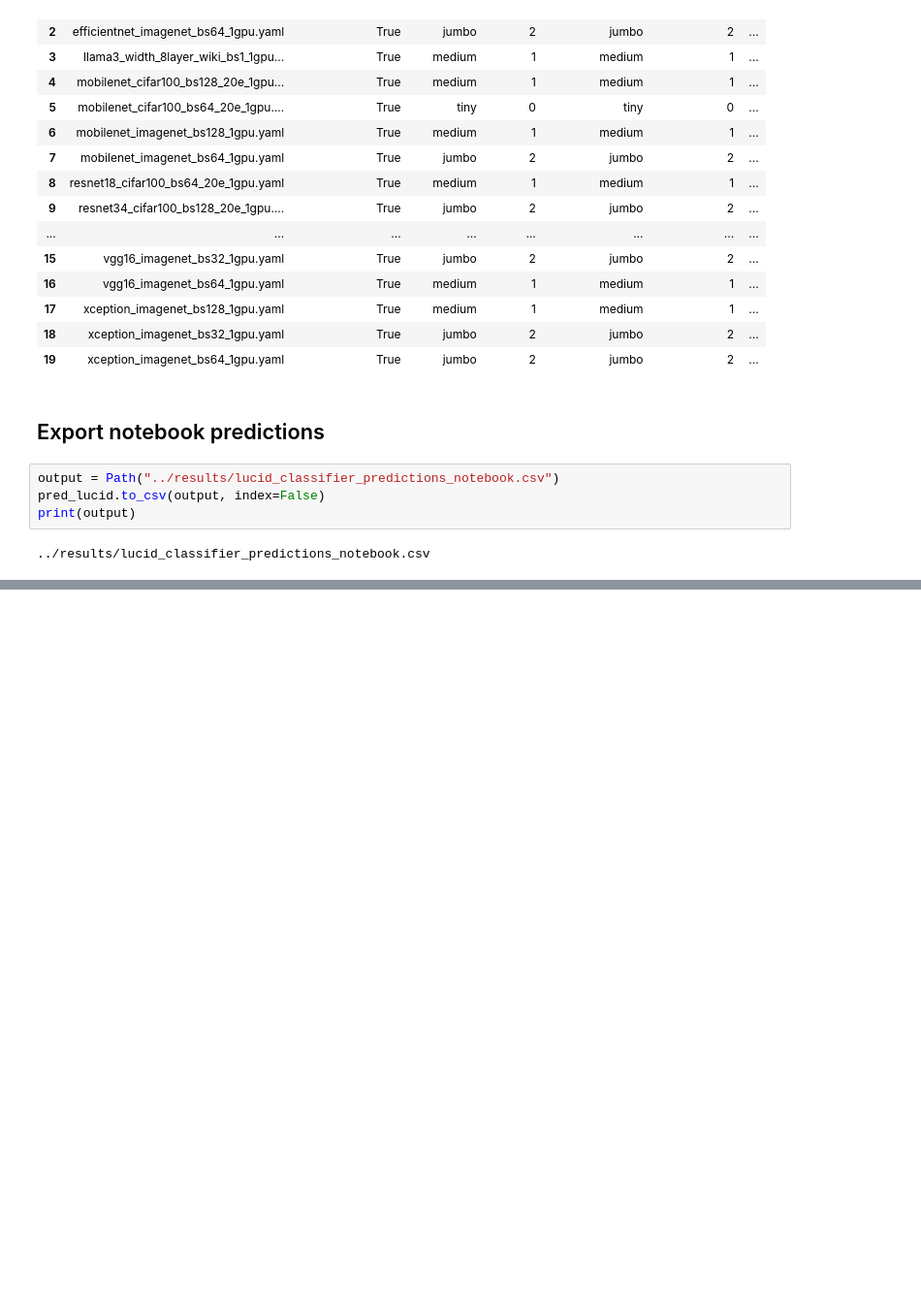
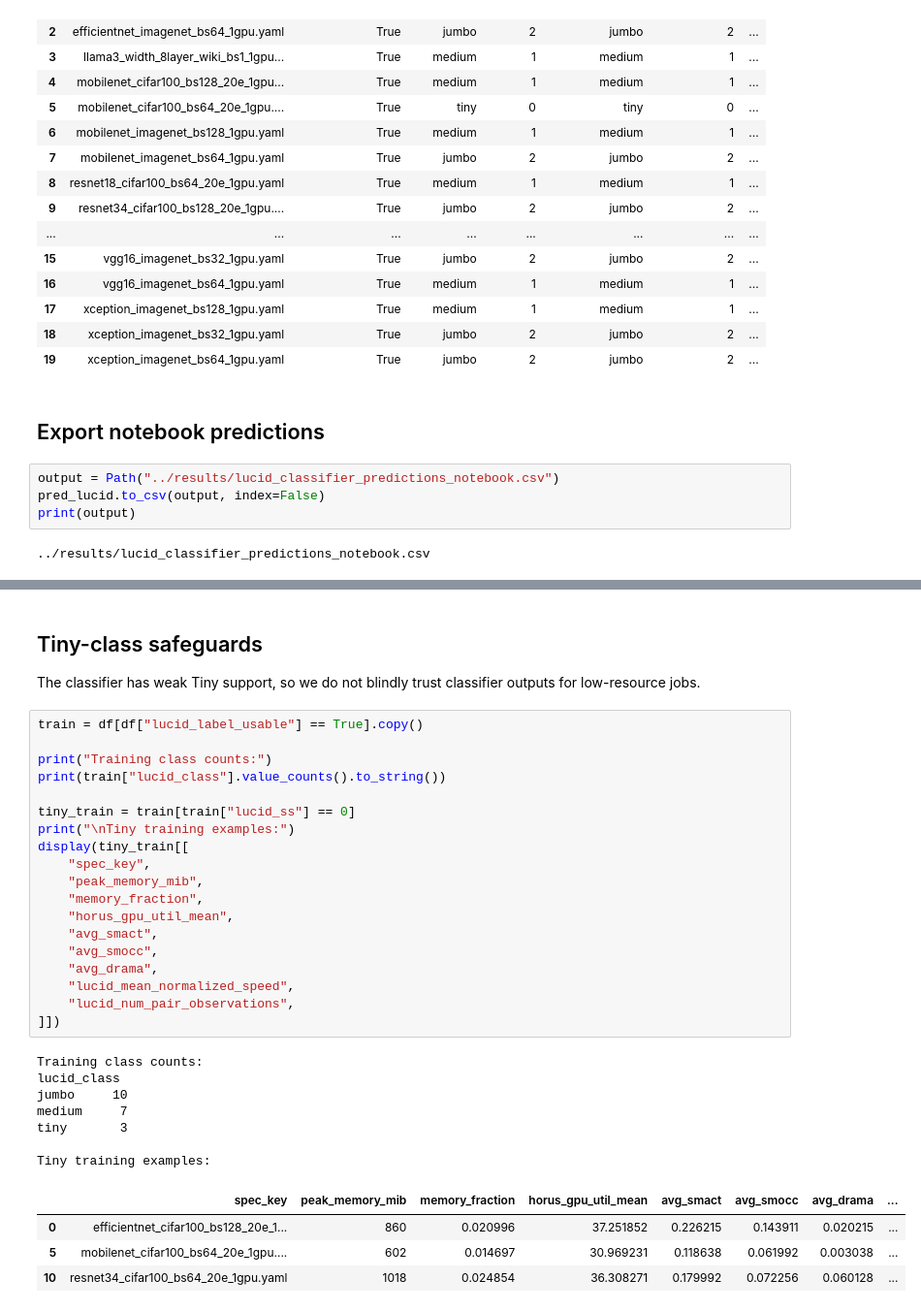
Before and after one commit to ehsanyousefzadehasl/AEGIS, a Jupyter notebook: evaluation/lucid/notebooks/lucid_classifier_inspection.ipynb, the cells around one changed output, grey strips where cells are left out. Shown at 97% size. Saved outputs shown, nothing was run; the diff lists cells and outputs as text; blank space fills up the shorter version.

```diff
--- a/evaluation/lucid/notebooks/lucid_classifier_inspection.ipynb
+++ b/evaluation/lucid/notebooks/lucid_classifier_inspection.ipynb
@@ -241,0 +372,34 @@ print(output)
+# %% [markdown]
+## Tiny-class safeguards
+The classifier has weak Tiny support, so we do not blindly trust classifier outputs for low-resource jobs.
+# %%
+train = df[df["lucid_label_usable"] == True].copy()
+
+print("Training class counts:")
+print(train["lucid_class"].value_counts().to_string())
+
+tiny_train = train[train["lucid_ss"] == 0]
+print("\nTiny training examples:")
+display(tiny_train[[
+    "spec_key",
+    "peak_memory_mib",
+    "memory_fraction",
+    "horus_gpu_util_mean",
+    "avg_smact",
+    "avg_smocc",
+    "avg_drama",
+    "lucid_mean_normalized_speed",
+    "lucid_num_pair_observations",
+]])
+# %% [output]
+Training class counts:
+lucid_class
+jumbo     10
+medium     7
+tiny       3
+
+Tiny training examples:
+|  | spec_key | peak_memory_mib | memory_fraction | horus_gpu_util_mean | avg_smact | avg_smocc | avg_drama | ... |
+| 0 | efficientnet_cifar100_bs128_20e_1... | 860 | 0.020996 | 37.251852 | 0.226215 | 0.143911 | 0.020215 | ... |
+| 5 | mobilenet_cifar100_bs64_20e_1gpu.... | 602 | 0.014697 | 30.969231 | 0.118638 | 0.061992 | 0.003038 | ... |
+| 10 | resnet34_cifar100_bs64_20e_1gpu.yaml | 1018 | 0.024854 | 36.308271 | 0.179992 | 0.072256 | 0.060128 | ... |
```
Also changed, not shown: parts of 6 cells of this notebook, 1 other file.
